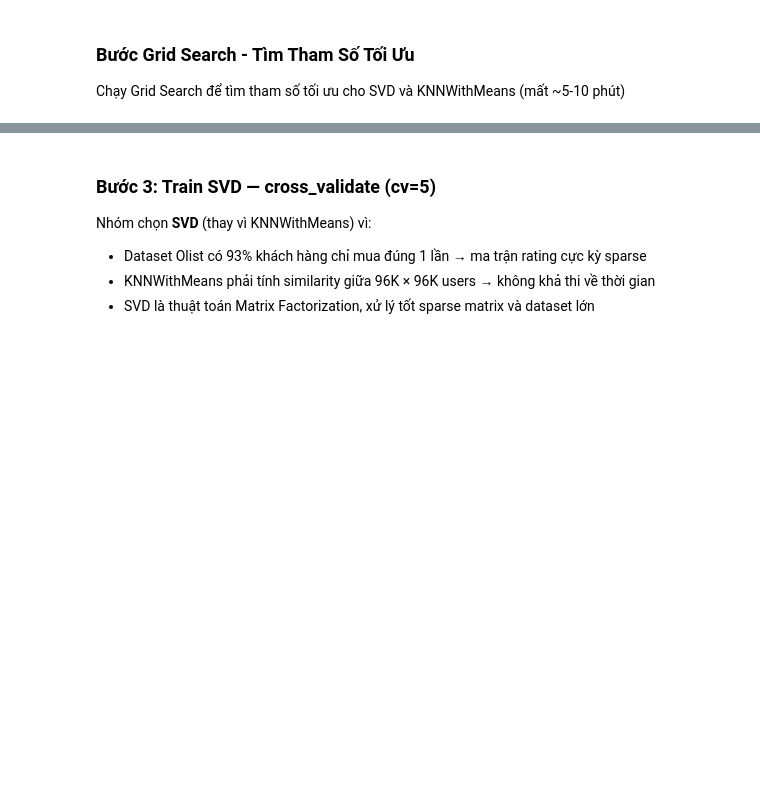
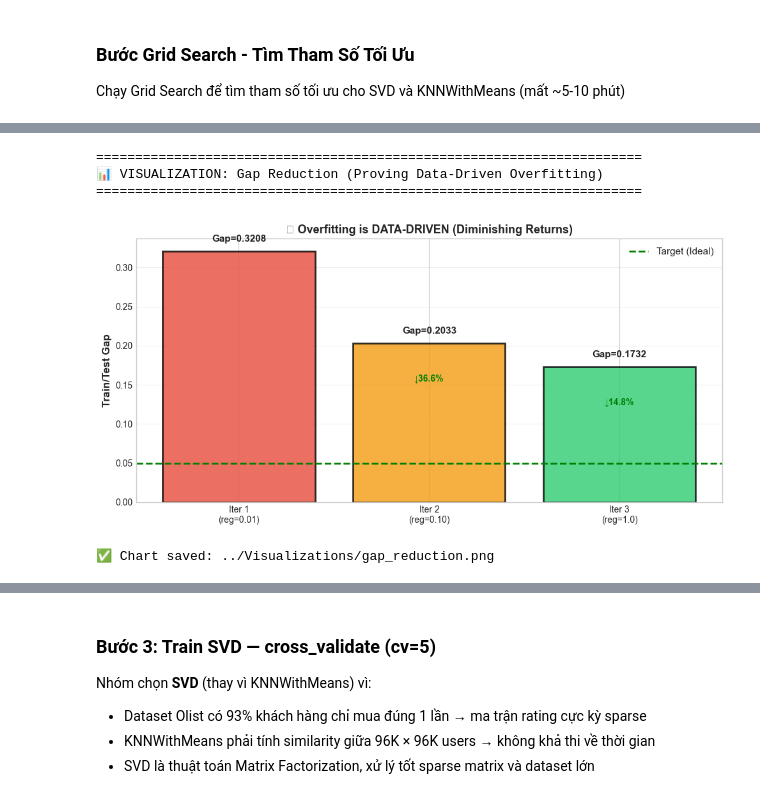
Before and after one commit to tri06052022-blip/BigData-Final-Project, a Jupyter notebook: Notebooks/bigdata-recommendation-surprise.ipynb, the cells around one changed output, grey strips where cells are left out. Cells and saved outputs as stored; diff of their text form; code cells hidden in the pictures; blank space fills up the shorter version.

```diff
--- a/Notebooks/bigdata-recommendation-surprise.ipynb
+++ b/Notebooks/bigdata-recommendation-surprise.ipynb
@@ -547,0 +374,44 @@ KNNWithMeans (25K subsample)     0.0000    1.3320    0.0000   1.0223        ⚠
+# %%
+# ========== VISUALIZATION: SIMPLE PROOF ==========
+print("\n" + "="*70)
+print("📊 VISUALIZATION: Gap Reduction (Proving Data-Driven Overfitting)")
+print("="*70 + "\n")
+
+import matplotlib.pyplot as plt
+import numpy as np
+
+# Data: 3 iterations on 25K subsample
+iterations = ['Iter 1\n(reg=0.01)', 'Iter 2\n(reg=0.10)', 'Iter 3\n(reg=1.0)']
+gaps = [0.3208, 0.2033, 0.1732]
+
+# Simple bar chart
+fig, ax = plt.subplots(figsize=(10, 5))
+colors = ['#e74c3c', '#f39c12', '#2ecc71']
+bars = ax.bar(iterations, gaps, color=colors, alpha=0.8, edgecolor='black', linewidth=2)
+
+ax.set_ylabel('Train/Test Gap', fontsize=12, fontweight='bold')
+ax.set_title('🔴 Overfitting is DATA-DRIVEN (Diminishing Returns)', fontsize=13, fontweight='bold')
+ax.axhline(y=0.05, color='green', linestyle='--', linewidth=2, label='Target (Ideal)')
+ax.legend(fontsize=11)
+ax.grid(axis='y', alpha=0.3)
+
+# Add labels
+for i, (bar, gap) in enumerate(zip(bars, gaps)):
+    ax.text(bar.get_x() + bar.get_width()/2, gap + 0.01, f'Gap={gap:.4f}',
+           ha='center', va='bottom', fontsize=11, fontweight='bold')
+    if i > 0:
+        reduction = (gaps[i-1] - gap) / gaps[i-1] * 100
+        ax.text(bar.get_x() + bar.get_width()/2, gap - 0.04, f'↓{reduction:.1f}%',
+               ha='center', va='top', fontsize=10, color='green', fontweight='bold')
+
+plt.tight_layout()
+plt.savefig('../Visualizations/gap_reduction.png', dpi=150, bbox_inches='tight')
+plt.show()
+
+print("✅ Chart saved: ../Visualizations/gap_reduction.png\n")
+# %% [output]
+======================================================================
+📊 VISUALIZATION: Gap Reduction (Proving Data-Driven Overfitting)
+======================================================================
+[figure, added]
+✅ Chart saved: ../Visualizations/gap_reduction.png
```
Also changed, not shown: parts of 10 cells of this notebook.
